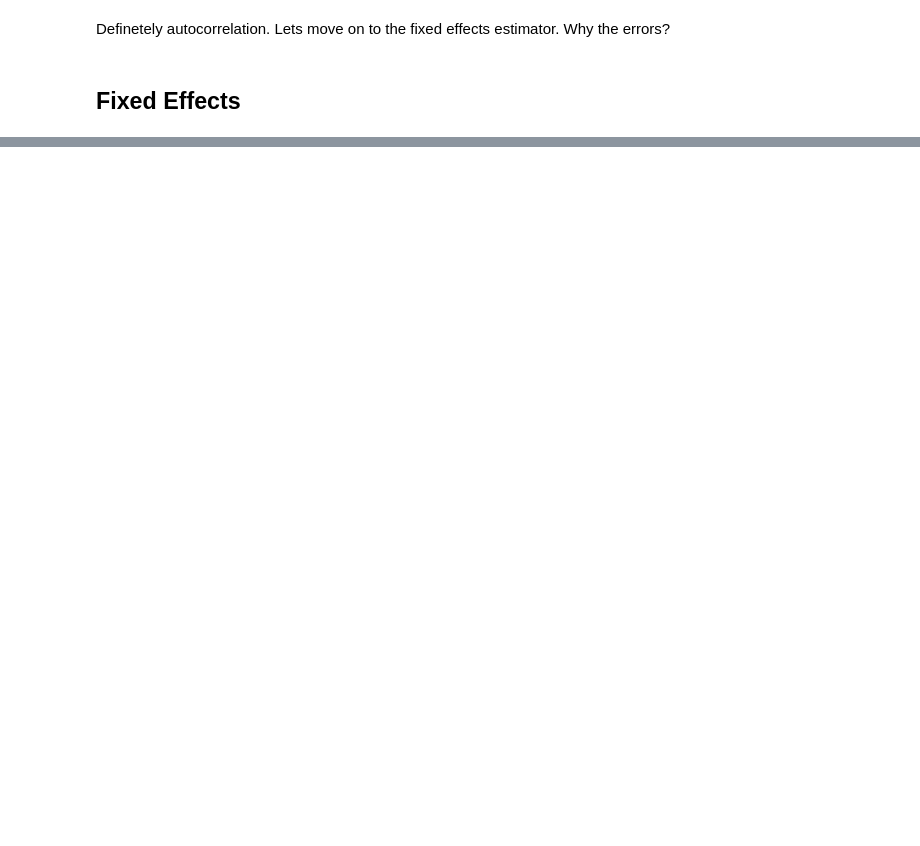
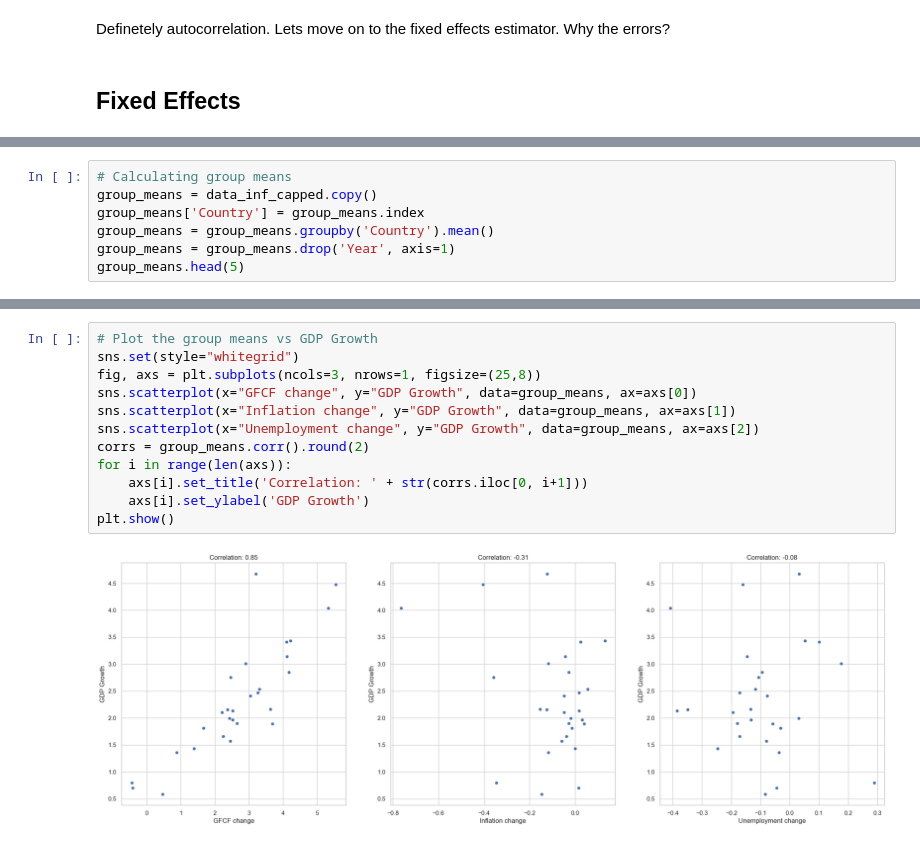
Before and after one commit to amarmate/SDS---12, a Jupyter notebook: Notebooks/python_notebook.ipynb, the cells around one changed output, grey strips where cells are left out. Drawn from its saved outputs; the diff is of its cells as text; blank space fills up the shorter version.

```diff
--- a/Notebooks/python_notebook.ipynb
+++ b/Notebooks/python_notebook.ipynb
@@ -263,0 +324,7 @@ Notes:
+# %%
+# Calculating group means
+group_means = data_inf_capped.copy()
+group_means['Country'] = group_means.index
+group_means = group_means.groupby('Country').mean()
+group_means = group_means.drop('Year', axis=1)
+group_means.head(5)
@@ -263,0 +339,14 @@ Notes:
+# %%
+# Plot the group means vs GDP Growth
+sns.set(style="whitegrid")
+fig, axs = plt.subplots(ncols=3, nrows=1, figsize=(25,8))
+sns.scatterplot(x="GFCF change", y="GDP Growth", data=group_means, ax=axs[0])
+sns.scatterplot(x="Inflation change", y="GDP Growth", data=group_means, ax=axs[1])
+sns.scatterplot(x="Unemployment change", y="GDP Growth", data=group_means, ax=axs[2])
+corrs = group_means.corr().round(2)
+for i in range(len(axs)):
+    axs[i].set_title('Correlation: ' + str(corrs.iloc[0, i+1]))
+    axs[i].set_ylabel('GDP Growth')
+plt.show()
+# %% [output]
+[figure, added]
```
Also changed, not shown: parts of 22 cells of this notebook.
